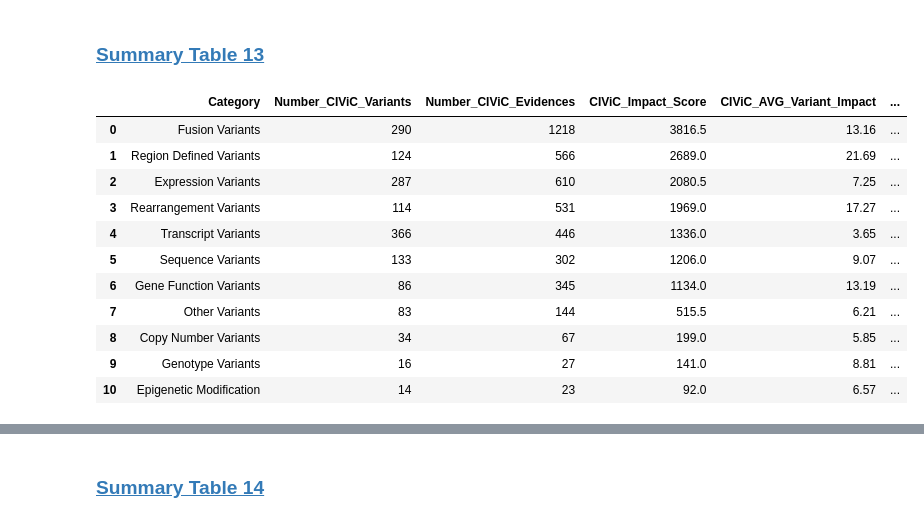
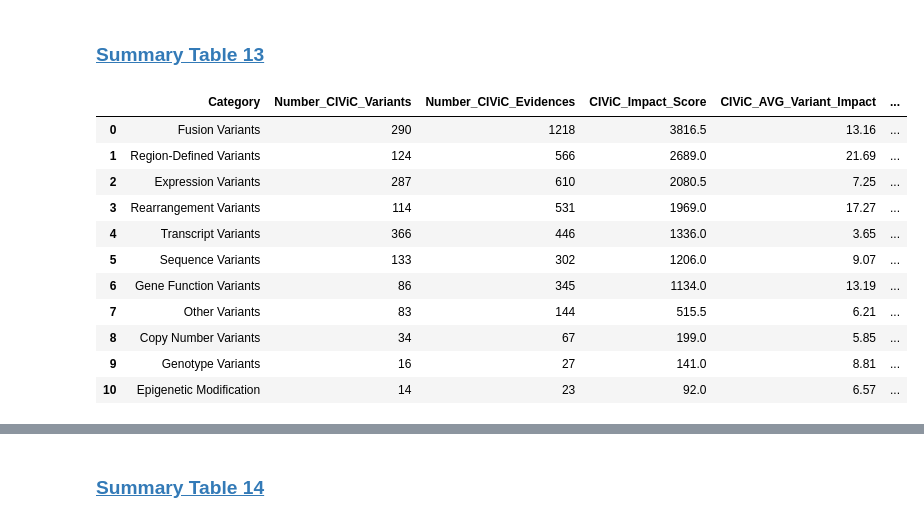
Before and after one commit to GenomicMedLab/variation-normalizer-manuscript, a Jupyter notebook: analysis/merged_moa_civic/merged_moa_civic_evidence_analysis.ipynb, the cells around one changed output, grey strips where cells are left out. Drawn from its saved outputs; the diff is of its cells as text; code cells hidden in the pictures.

```diff
--- a/analysis/merged_moa_civic/merged_moa_civic_evidence_analysis.ipynb
+++ b/analysis/merged_moa_civic/merged_moa_civic_evidence_analysis.ipynb
@@ -1012,17 +1009,18 @@ merged_both_impact_df.sort_values(by=["Sum_Impact"], ascending=False, ignore_ind
 # %% [markdown]
 ### <a id='toc1_4_2_'></a>[Summary Table 13](#toc0_)
 # %%
-merged_both_impact_df[
-    "Ratio of MOA Features to MOA+CIVIC per Category"
-] = merged_both_impact_df["Total Number Features"] / (
+merged_both_impact_df["Ratio of MOA Features to MOA+CIVIC per Category"] = (
     merged_both_impact_df["Total Number Features"]
-    + merged_both_impact_df["Number_CIViC_Variants"]
+    / (
+        merged_both_impact_df["Total Number Features"]
+        + merged_both_impact_df["Number_CIViC_Variants"]
+    )
 )
 merged_both_impact_df
 # %% [output]
 |  | Category | Number_CIViC_Variants | Number_CIViC_Evidences | CIViC_Impact_Score | CIViC_AVG_Variant_Impact | ... |
 | 0 | Fusion Variants | 290 | 1218 | 3816.5 | 13.16 | ... |
-| 1 | Region Defined Variants | 124 | 566 | 2689.0 | 21.69 | ... |
+| 1 | Region-Defined Variants | 124 | 566 | 2689.0 | 21.69 | ... |
 | 2 | Expression Variants | 287 | 610 | 2080.5 | 7.25 | ... |
 | 3 | Rearrangement Variants | 114 | 531 | 1969.0 | 17.27 | ... |
 | 4 | Transcript Variants | 366 | 446 | 1336.0 | 3.65 | ... |
```
Also changed, not shown: parts of 25 cells of this notebook, 23 other files.
